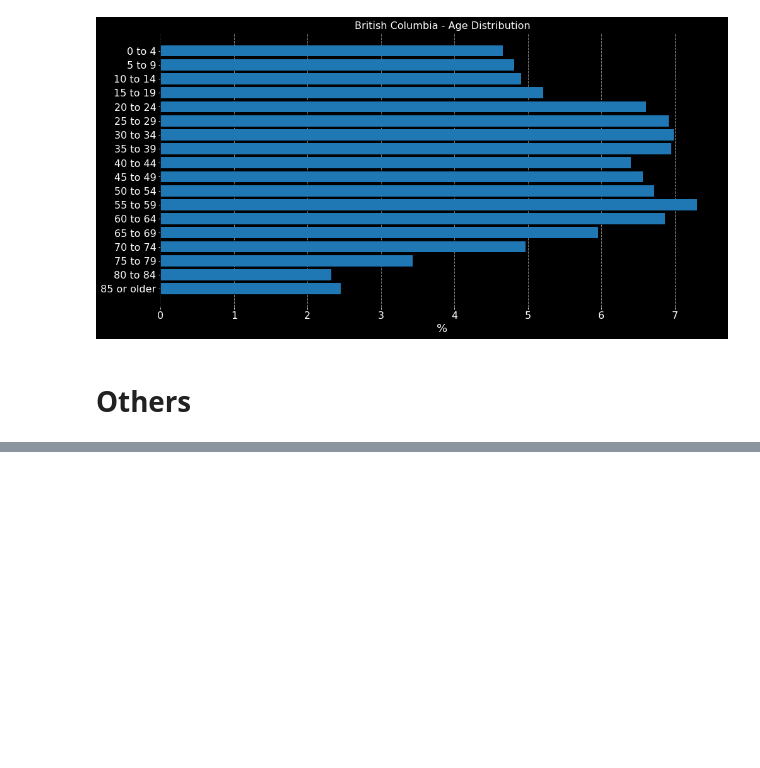
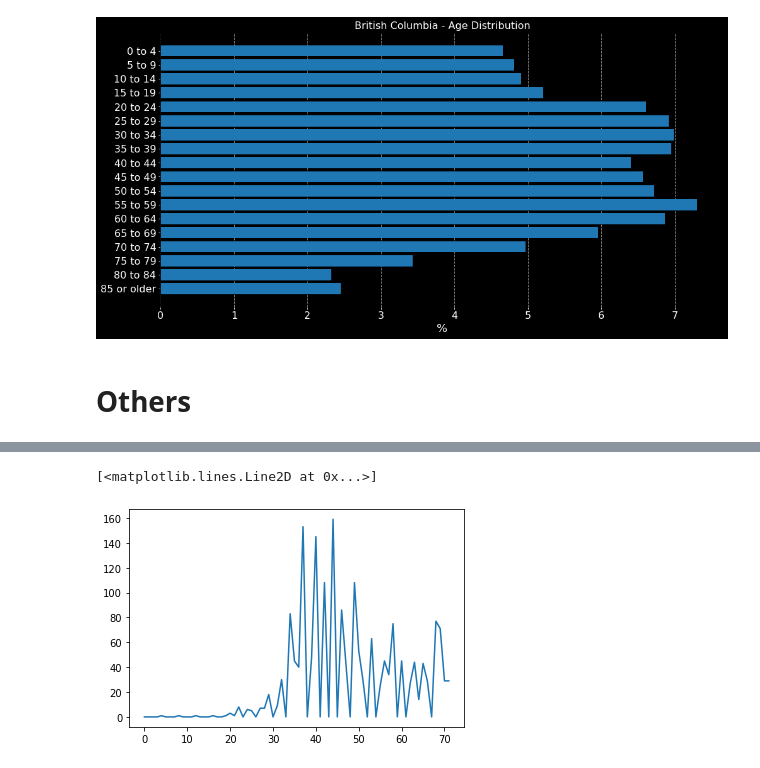
Before and after one commit to Thiagobc23/COVID-19, a Jupyter notebook: 08_canada.ipynb, the cells around one changed output, grey strips where cells are left out. Saved outputs shown, nothing was run; the diff lists cells and outputs as text; code cells hidden in the pictures; blank space fills up the shorter version.

```diff
--- a/08_canada.ipynb
+++ b/08_canada.ipynb
@@ -357,0 +359,10 @@ plt.savefig('img/bc_active.png', facecolor='black', edgecolor='none')
+# %%
+active = prov['Confirmed'].values
+a = []
+for i, val in enumerate(active[1:]):
+    a.append(val - active[i])
+
+plt.plot(a)
+# %% [output]
+[<matplotlib.lines.Line2D at 0x...>]
+[figure, added]
```
Also changed, not shown: parts of 7 cells of this notebook, 35 other files.
